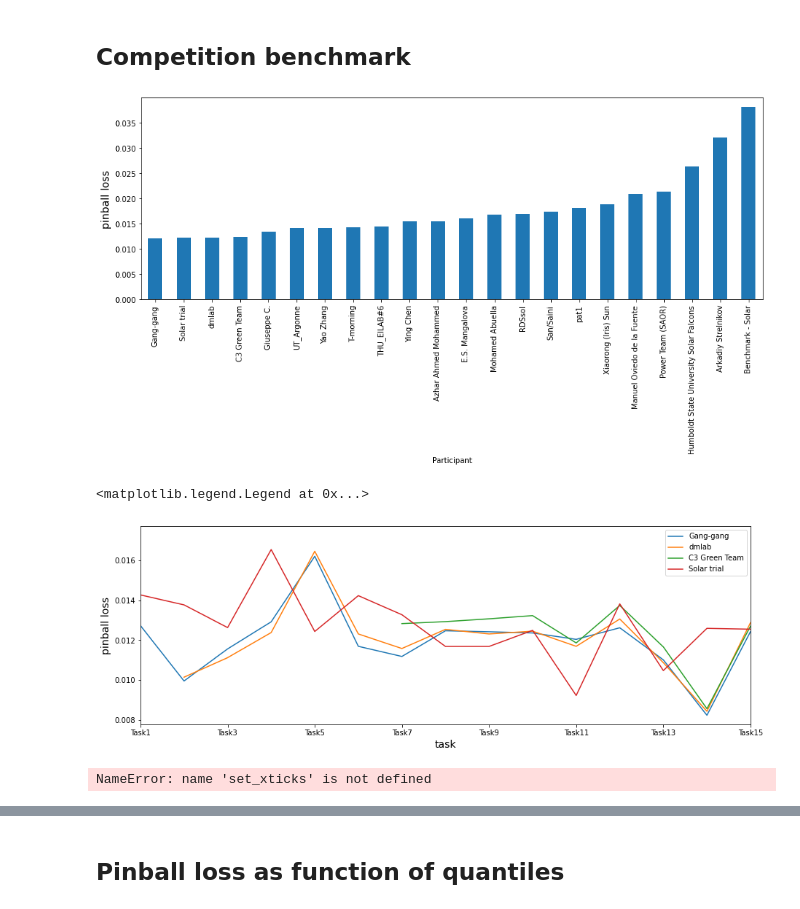
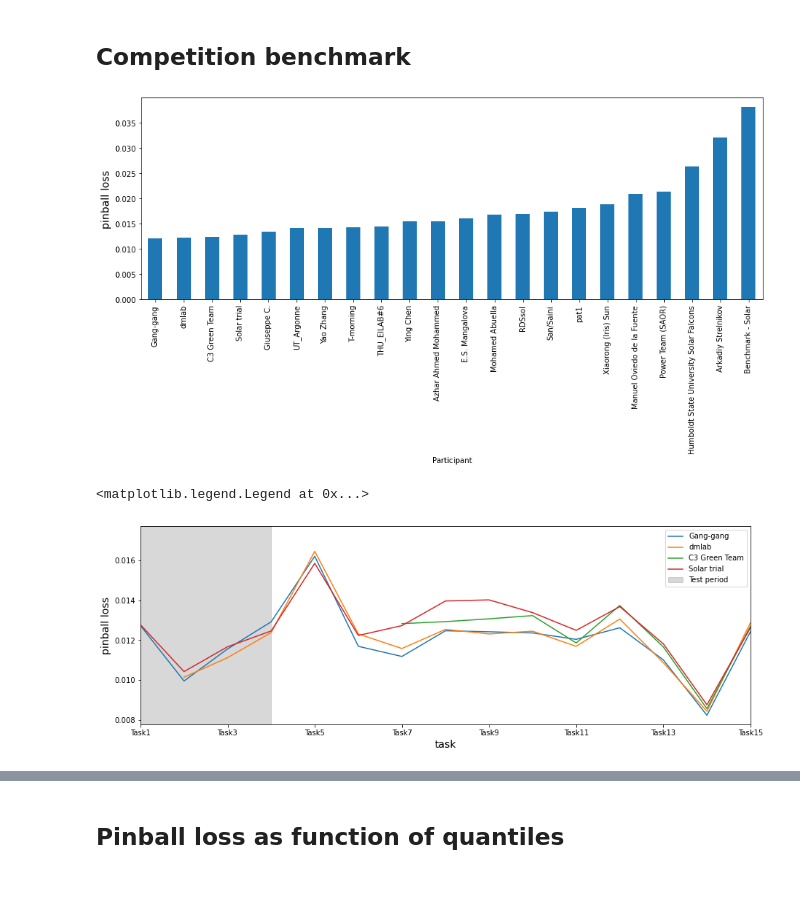
Before and after one commit to greenlytics/mqe-forecast, a Jupyter notebook: notebooks/nb-benchmark-gefcom2014-solar.ipynb, the cells around one changed output, grey strips where cells are left out. Drawn from its saved outputs; the diff is of its cells as text; code cells hidden in the pictures.

```diff
--- a/notebooks/nb-benchmark-gefcom2014-solar.ipynb
+++ b/notebooks/nb-benchmark-gefcom2014-solar.ipynb
@@ -9,6 +13,7 @@ import matplotlib.pyplot as plt
 # %%
 def load_loss(path):
     files = glob.glob(path)
+    files = natsorted(files)
     dfs_split = []
     for file in files:
         df = pd.read_csv(file, index_col=[0,1], header=[0,1])
@@ -16,13 +21,14 @@ def load_loss(path):
 
     return dfs_split
 # %%
-trial_name = 'trial38'
-path = '../results/gefcom2014-solar/'+trial_name+'/dfs_loss_valid/*.csv'
-dfs_loss_split_valid = load_loss(path)
+trial_name = 'trial44'
+model = 'catboost'
+path = '../results/gefcom2014-solar/'+trial_name+'/dfs_loss_valid/*'+model+'*.csv'
+dfs_loss_valid = load_loss(path)
 # %% [markdown]
 ## Competition benchmark
 # %%
-loss_mean_valid = [df.mean().mean() for df in dfs_loss_split_valid]
+loss_mean_valid = [df.mean().mean() for df in dfs_loss_valid]
 # %%
 df_scores = pd.read_excel('../data/gefcom2014/gefcom2014-scores.xlsx', index_col=0, header=0, sheet_name='Solar')
 df_scores.loc['Solar trial',:] = loss_mean_valid
@@ -31,24 +37,20 @@ df_scores.loc[:,'Overall'] = df_scores.iloc[:, 4:].mean(axis=1)
 ax = df_scores['Overall'].sort_values().plot.bar(figsize=(15,5))
 ax.set_ylabel('pinball loss', fontsize=14);
 # %% [output]
-[figure, old version]
+[figure, new version]
 # %%
 fig, ax = plt.subplots(figsize=(15,5))
 df_scores.loc['Gang-gang',:][:-1].plot(ax=ax)
 df_scores.loc['dmlab',:][:-1].plot(ax=ax)
 df_scores.loc['C3 Green Team',:][:-1].plot(ax=ax)
 ylim = ax.get_ylim()
-#df_area = pd.DataFrame(data=np.repeat(ylim[1], 4), index=df_scores.columns[:4], columns=['Test period'])
-#df_area.plot.area(ax=ax, color='grey', alpha=0.3)
+df_area = pd.DataFrame(data=np.repeat(ylim[1], 4), index=df_scores.columns[:4], columns=['Test period'])
+df_area.plot.area(ax=ax, color='grey', alpha=0.3)
 df_scores.loc['Solar trial',:][:-1].plot(ax=ax)
-#ax.set_ylim(ylim[0], ylim[1])
+ax.set_ylim(ylim[0], ylim[1])
 ax.set_xlabel('task', fontsize=14)
 ax.set_ylabel('pinball loss', fontsize=14)
 ax.legend()
 # %% [output]
 <matplotlib.legend.Legend at 0x...>
-[figure, old version]
+[figure, new version]
-# %%
-set_xticks
-# %% [output]
-NameError: name 'set_xticks' is not defined
```
Also changed, not shown: parts of 8 cells of this notebook, 7 other files.
